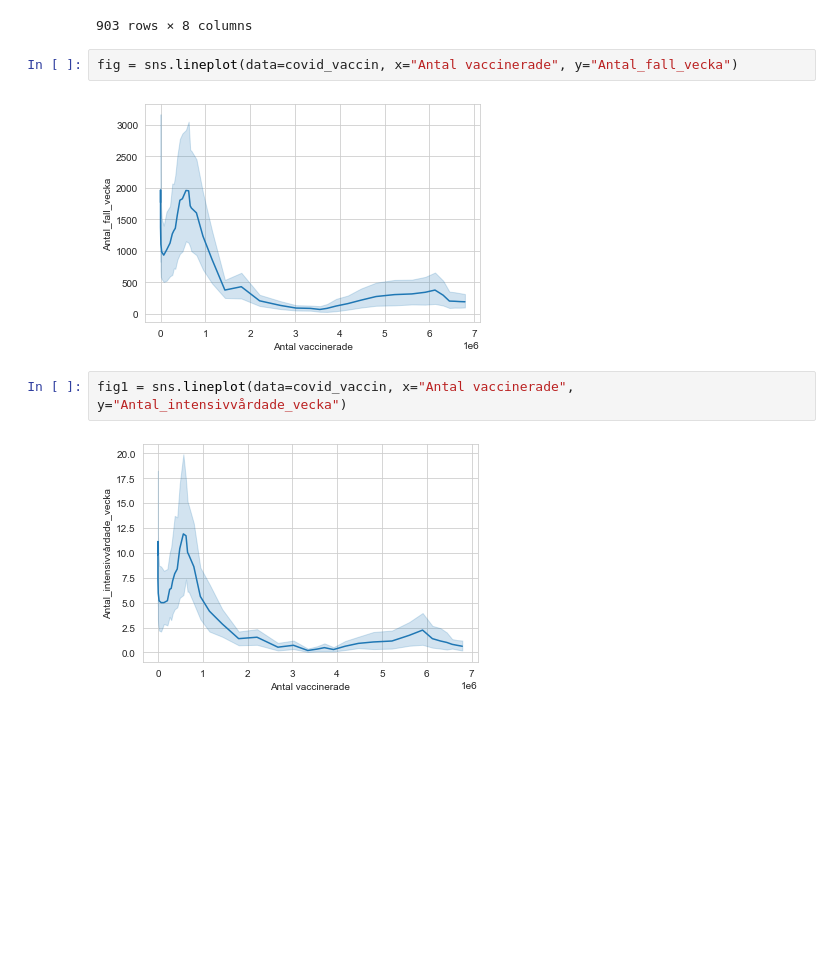
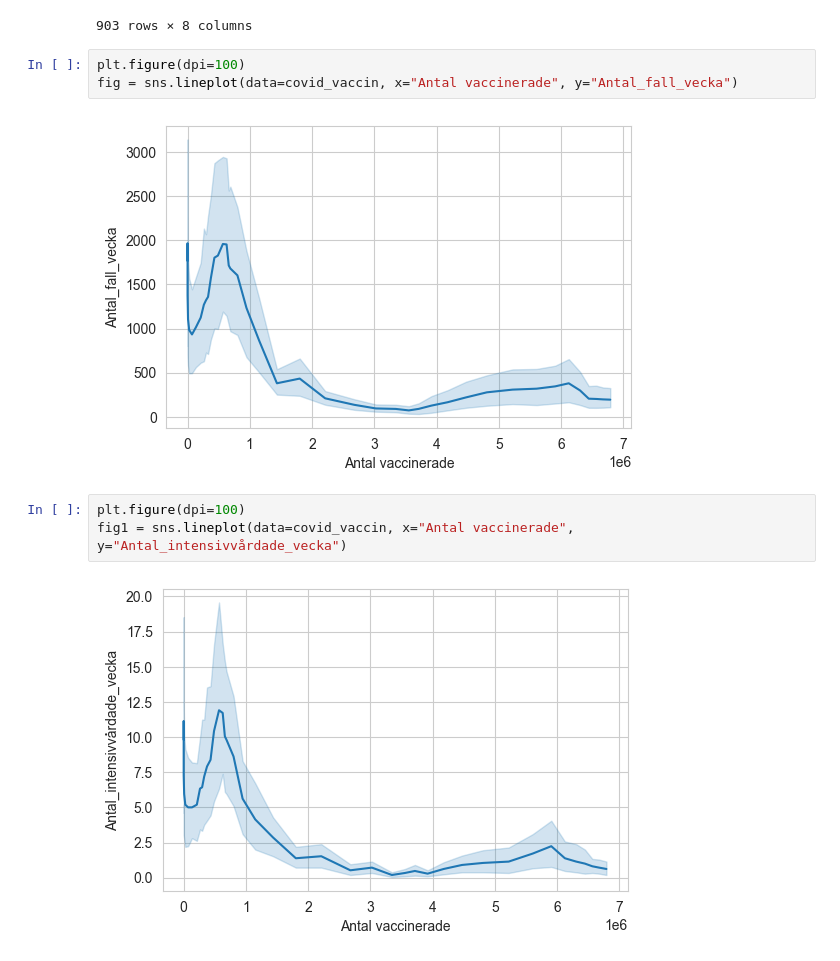
Before and after one commit to AmalDerbali/Databehandling_AmalDerbali, a Jupyter notebook: Lab/Covid_labb.ipynb, the cells around one changed output. Cells and saved outputs as stored; diff of their text form; blank space fills up the shorter version.

```diff
--- a/Lab/Covid_labb.ipynb
+++ b/Lab/Covid_labb.ipynb
@@ -490,11 +490,13 @@ covid_vaccin
 | 902 | 2021v41 | 2021 | 6791446 | 0.795112 | Färdigvaccinerade | 144 | ... |
 903 rows × 8 columns
 # %%
+plt.figure(dpi=100)
 fig = sns.lineplot(data=covid_vaccin, x="Antal vaccinerade", y="Antal_fall_vecka")
 # %% [output]
-[figure, old version]
+[figure, new version]
 # %%
+plt.figure(dpi=100)
 fig1 = sns.lineplot(data=covid_vaccin, x="Antal vaccinerade", y="Antal_intensivvårdade_vecka")
 # %% [output]
-[figure, old version]
+[figure, new version]
 # %%
```
Also changed, not shown: parts of 1 cell of this notebook.
